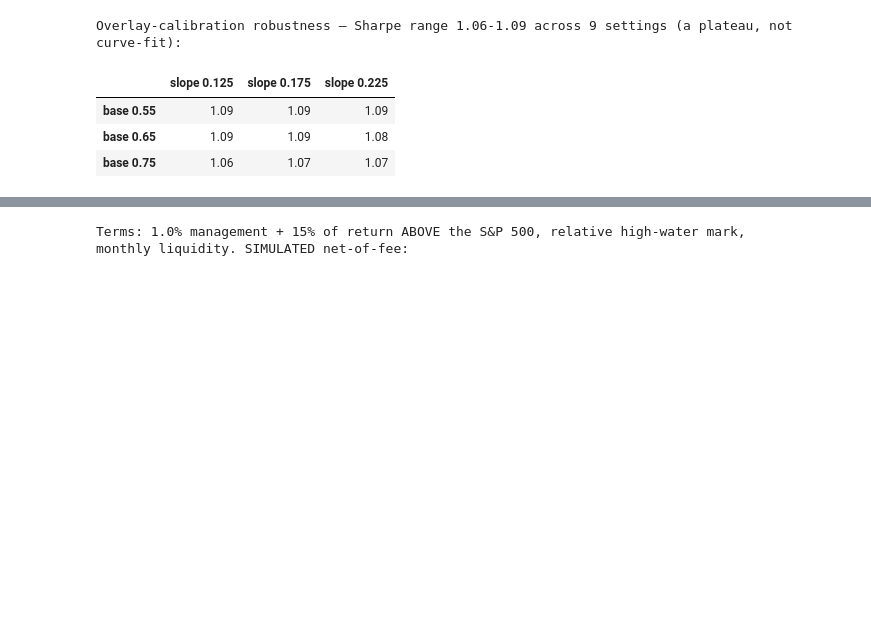
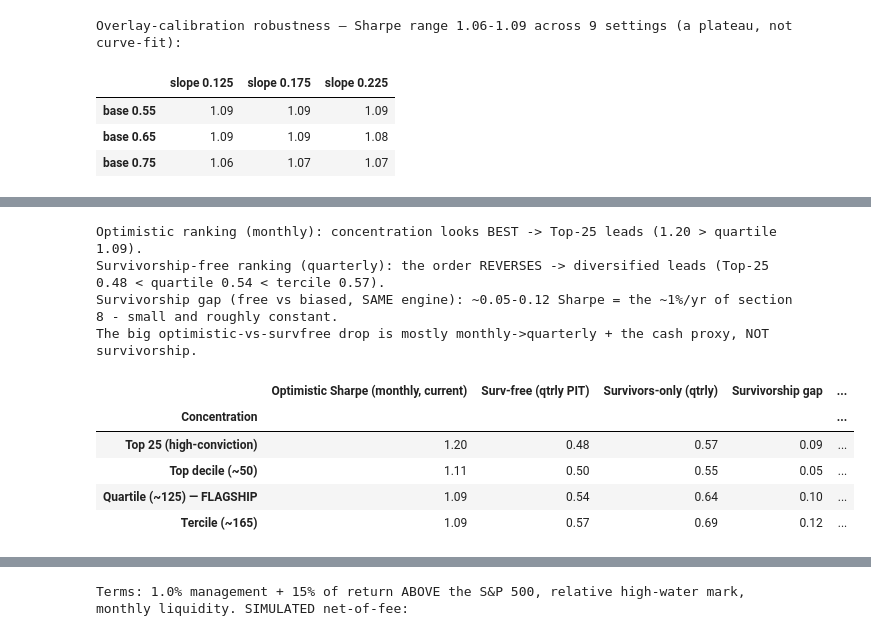
Before and after one commit to torkmell/assetmanProj, a Jupyter notebook: GSD2T_Quant_Appendix.ipynb, the cells around one changed output, grey strips where cells are left out. Saved outputs shown, nothing was run; the diff lists cells and outputs as text; code cells hidden in the pictures; blank space fills up the shorter version.

```diff
--- a/GSD2T_Quant_Appendix.ipynb
+++ b/GSD2T_Quant_Appendix.ipynb
@@ -282,0 +304,30 @@ Overlay-calibration robustness — Sharpe range 1.06-1.09 across 9 settings (a p
+# %%
+import json
+CV=json.load(open("concentration_v1.json")); CS=json.load(open("concentration_survivorship.json"))
+levels=[("Top 25 names (high-conviction)","Top 25 names","Top 25 (high-conviction)"),
+        ("Top decile (q=0.10, ~50)","Top decile (~50)","Top decile (~50)"),
+        ("Quartile (q=0.25) — V1 FLAGSHIP","Quartile (~125)","Quartile (~125) — FLAGSHIP"),
+        ("Tercile (q=0.33, ~165)","Tercile (~165)","Tercile (~165)")]
+rows=[]
+for kcv,kcs,label in levels:
+    opt=CV[kcv]["full"]["Sharpe"]; free=CS["free"][kcs]["Sharpe"]; biased=CS["biased"][kcs]["Sharpe"]
+    rows.append({"Concentration":label,"Optimistic Sharpe (monthly, current)":round(opt,2),
+                 "Surv-free (qtrly PIT)":round(free,2),"Survivors-only (qtrly)":round(biased,2),
+                 "Survivorship gap":round(biased-free,2),"Surv-free MaxDD":f"{CS['free'][kcs]['MaxDD']*100:.0f}%"})
+CT=pd.DataFrame(rows).set_index("Concentration")
+print("Optimistic ranking (monthly): concentration looks BEST -> Top-25 leads (1.20 > quartile 1.09).")
+print("Survivorship-free ranking (quarterly): the order REVERSES -> diversified leads (Top-25 0.48 < quartile 0.54 < tercile 0.57).")
+print("Survivorship gap (free vs biased, SAME engine): ~0.05-0.12 Sharpe = the ~1%/yr of section 8 - small and roughly constant.")
+print("The big optimistic-vs-survfree drop is mostly monthly->quarterly + the cash proxy, NOT survivorship.")
+CT
+# %% [output]
+Optimistic ranking (monthly): concentration looks BEST -> Top-25 leads (1.20 > quartile 1.09).
+Survivorship-free ranking (quarterly): the order REVERSES -> diversified leads (Top-25 0.48 < quartile 0.54 < tercile 0.57).
+Survivorship gap (free vs biased, SAME engine): ~0.05-0.12 Sharpe = the ~1%/yr of section 8 - small and roughly constant.
+The big optimistic-vs-survfree drop is mostly monthly->quarterly + the cash proxy, NOT survivorship.
+|  | Optimistic Sharpe (monthly, current) | Surv-free (qtrly PIT) | Survivors-only (qtrly) | Survivorship gap | ... |
+| Concentration |  |  |  |  | ... |
+| Top 25 (high-conviction) | 1.20 | 0.48 | 0.57 | 0.09 | ... |
+| Top decile (~50) | 1.11 | 0.50 | 0.55 | 0.05 | ... |
+| Quartile (~125) — FLAGSHIP | 1.09 | 0.54 | 0.64 | 0.10 | ... |
+| Tercile (~165) | 1.09 | 0.57 | 0.69 | 0.12 | ... |
```
Also changed, not shown: parts of 12 cells of this notebook, 2 other files.
